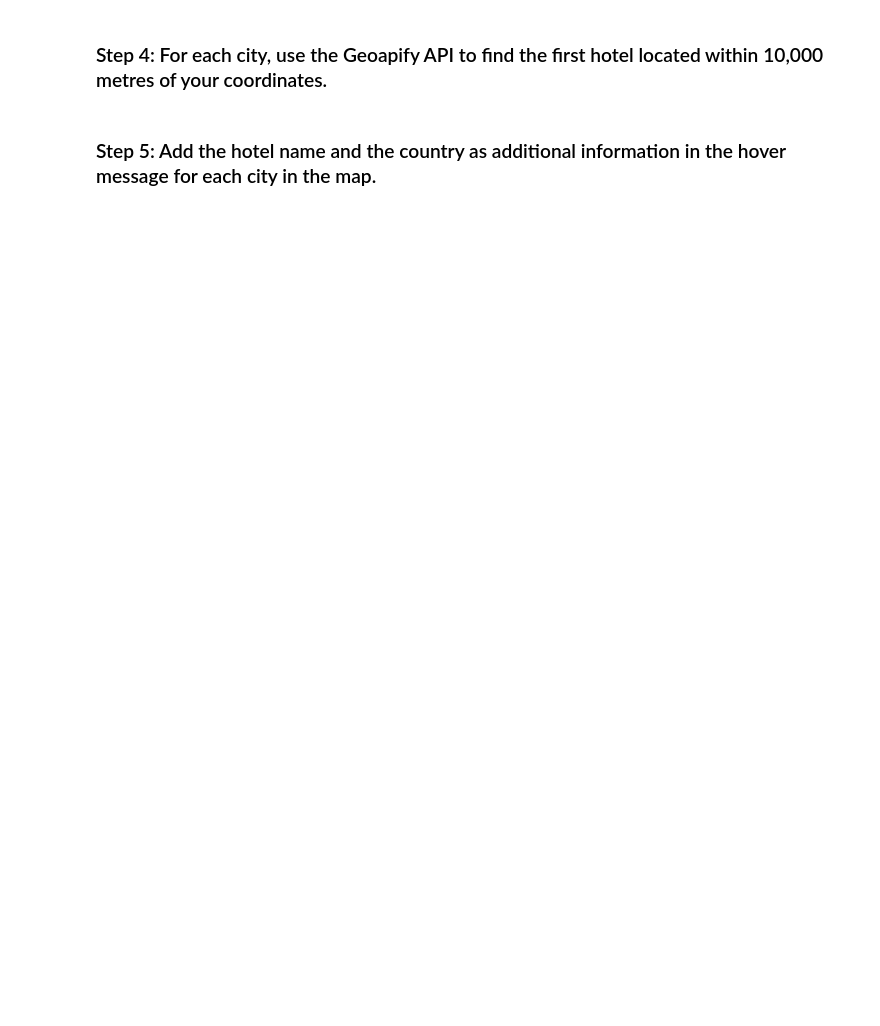
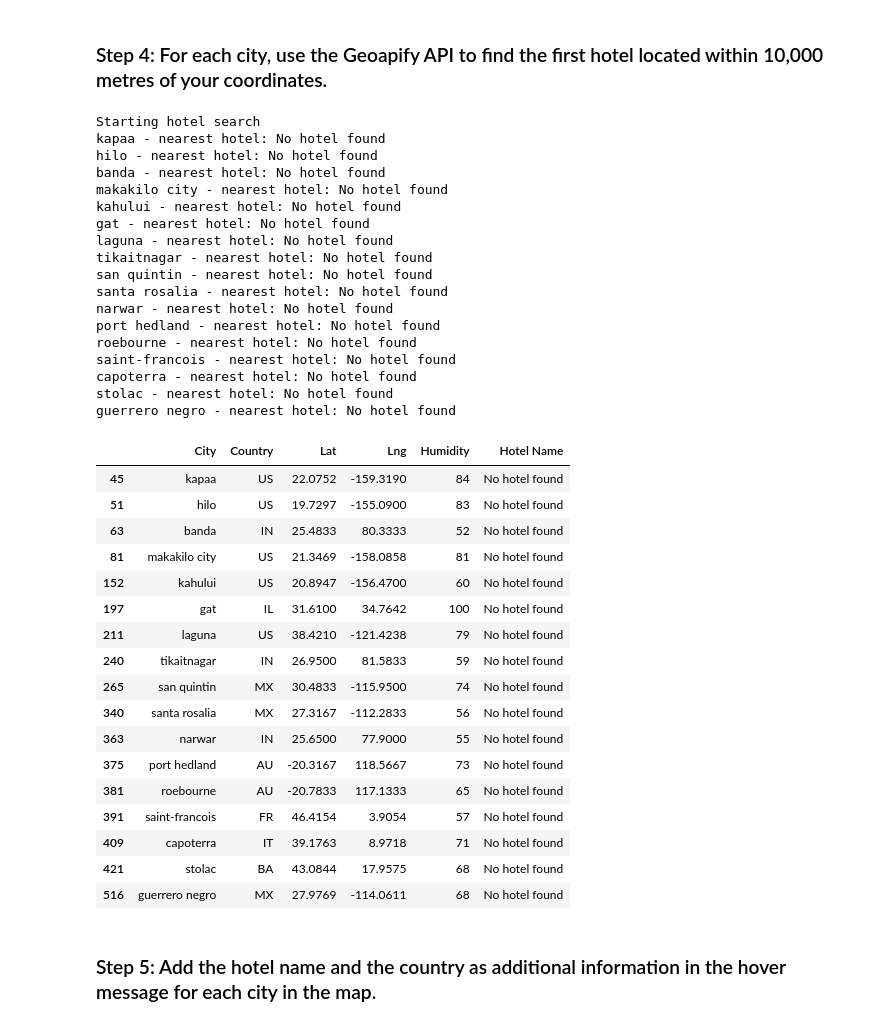
Before and after one commit to jenalvz/python-api-challenge, a Jupyter notebook: WeatherPy/VacationPy - JAlvarez.ipynb, the cells around one changed output. Drawn from its saved outputs; the diff is of its cells as text; code cells hidden in the pictures; blank space fills up the shorter version.

```diff
--- a/WeatherPy/VacationPy - JAlvarez.ipynb
+++ b/WeatherPy/VacationPy - JAlvarez.ipynb
@@ -39,10 +63,20 @@ FileNotFoundError: [Errno 2] No such file or directory: 'output_data/cities.csv'
 ### Step 2: Narrow down the `city_data_df` DataFrame to find your ideal weather condition
 # %%
 # Narrow down cities that fit criteria and drop any results with null values
-# YOUR CODE HERE
+# criteria
+# 21 < max temp < 27
+# wind speed < 4.5 m/s
+# cloudinness = 0
+ideal_weather_cities = city_data_df[
+    (city_data_df['Max Temp'] > 21) &
+    (city_data_df['Max Temp'] < 27) &
+    (city_data_df['Wind Speed'] < 4.5) &
+    (city_data_df['Cloudiness'] == 0)
+]
+
 
 # Drop any rows with null values
-# YOUR CODE HERE
+ideal_weather_cities_df = ideal_weather_cities.dropna()
 
 # Display sample data
-# YOUR CODE HERE
+ideal_weather_cities_df.head()
@@ -50,10 +91,10 @@ FileNotFoundError: [Errno 2] No such file or directory: 'output_data/cities.csv'
 ### Step 3: Create a new DataFrame called `hotel_df`.
 # %%
 # Use the Pandas copy function to create DataFrame called hotel_df to store the city, country, coordinates, and humidity
-# YOUR CODE HERE
+hotel_df = ideal_weather_cities_df[['City', 'Country', 'Lat', 'Lng', 'Humidity']].copy()
 
 # Add an empty column, "Hotel Name," to the DataFrame so you can store the hotel found using the Geoapify API
-# YOUR CODE HERE
+hotel_df['Hotel Name'] = " "
 
 # Display sample data
-# YOUR CODE HERE
+hotel_df.head()
@@ -61,44 +109,88 @@ FileNotFoundError: [Errno 2] No such file or directory: 'output_data/cities.csv'
 ### Step 4: For each city, use the Geoapify API to find the first hotel located within 10,000 metres of your coordinates.
 # %%
 # Set parameters to search for a hotel
-radius = # YOUR CODE HERE
+radius = 10000
+
+# calling for items matching hotel description on Geoapify
+categories = "accomodation.hotel"
+
+
 params = {
-    # YOUR CODE HERE
+    'categories': categories,
+    'apikey': geoapify_key
 }
 
 # Print a message to follow up the hotel search
 print("Starting hotel search")
 
 # Iterate through the hotel_df DataFrame
 for index, row in hotel_df.iterrows():
     # get latitude, longitude from the DataFrame
-    # YOUR CODE HERE
+    lat = hotel_df.loc[index, 'Lat']
+    lng = hotel_df.loc[index, 'Lng']
 
     # Add filter and bias parameters with the current city's latitude and longitude to the params dictionary
-    params["filter"] = # YOUR CODE HERE
-    params["bias"] = # YOUR CODE HERE
+    params["filter"] = f"circle:{lat}, {lng}, {radius}"
+    params["bias"] = f"proximity:{lat}, {lng}"
 
     # Set base URL
     base_url = "https://api.geoapify.com/v2/places"
 
 
     # Make and API request using the params dictionaty
-    name_address = # YOUR CODE HERE
+    name_address = requests.get(base_url, params=params)
 
     # Convert the API response to JSON format
-    name_address = # YOUR CODE HERE
+    name_address = name_address.json()
 
     # Grab the first hotel from the results and store the name in the hotel_df DataFrame
     try:
         hotel_df.loc[index, "Hotel Name"] = name_address["features"][0]["properties"]["name"]
     except (KeyError, IndexError):
         # If no hotel is found, set the hotel name as "No hotel found".
         hotel_df.loc[index, "Hotel Name"] = "No hotel found"
 
     # Log the search results
     print(f"{hotel_df.loc[index, 'City']} - nearest hotel: {hotel_df.loc[index, 'Hotel Name']}")
 
 # Display sample data
 hotel_df
+# %% [output]
+Starting hotel search
+kapaa - nearest hotel: No hotel found
+hilo - nearest hotel: No hotel found
+banda - nearest hotel: No hotel found
+makakilo city - nearest hotel: No hotel found
+kahului - nearest hotel: No hotel found
+gat - nearest hotel: No hotel found
+laguna - nearest hotel: No hotel found
+tikaitnagar - nearest hotel: No hotel found
+san quintin - nearest hotel: No hotel found
+santa rosalia - nearest hotel: No hotel found
+narwar - nearest hotel: No hotel found
+port hedland - nearest hotel: No hotel found
+roebourne - nearest hotel: No hotel found
+saint-francois - nearest hotel: No hotel found
+capoterra - nearest hotel: No hotel found
+stolac - nearest hotel: No hotel found
+guerrero negro - nearest hotel: No hotel found
+|  | City | Country | Lat | Lng | Humidity | Hotel Name |
+| 45 | kapaa | US | 22.0752 | -159.3190 | 84 | No hotel found |
+| 51 | hilo | US | 19.7297 | -155.0900 | 83 | No hotel found |
+| 63 | banda | IN | 25.4833 | 80.3333 | 52 | No hotel found |
+| 81 | makakilo city | US | 21.3469 | -158.0858 | 81 | No hotel found |
+| 152 | kahului | US | 20.8947 | -156.4700 | 60 | No hotel found |
+| 197 | gat | IL | 31.6100 | 34.7642 | 100 | No hotel found |
+| 211 | laguna | US | 38.4210 | -121.4238 | 79 | No hotel found |
+| 240 | tikaitnagar | IN | 26.9500 | 81.5833 | 59 | No hotel found |
+| 265 | san quintin | MX | 30.4833 | -115.9500 | 74 | No hotel found |
+| 340 | santa rosalia | MX | 27.3167 | -112.2833 | 56 | No hotel found |
+| 363 | narwar | IN | 25.6500 | 77.9000 | 55 | No hotel found |
+| 375 | port hedland | AU | -20.3167 | 118.5667 | 73 | No hotel found |
+| 381 | roebourne | AU | -20.7833 | 117.1333 | 65 | No hotel found |
+| 391 | saint-francois | FR | 46.4154 | 3.9054 | 57 | No hotel found |
+| 409 | capoterra | IT | 39.1763 | 8.9718 | 71 | No hotel found |
+| 421 | stolac | BA | 43.0844 | 17.9575 | 68 | No hotel found |
+| 516 | guerrero negro | MX | 27.9769 | -114.0611 | 68 | No hotel found |
 # %% [markdown]
 ### Step 5: Add the hotel name and the country as additional information in the hover message for each city in the map.
```
Also changed, not shown: parts of 11 cells of this notebook.
